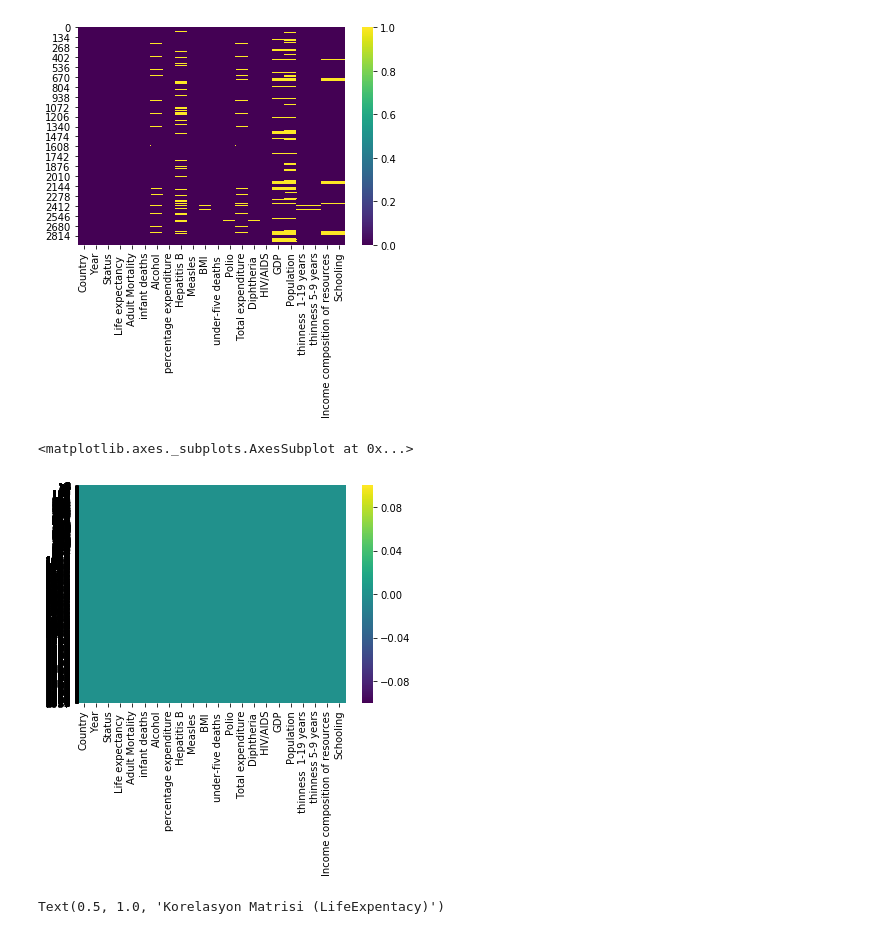
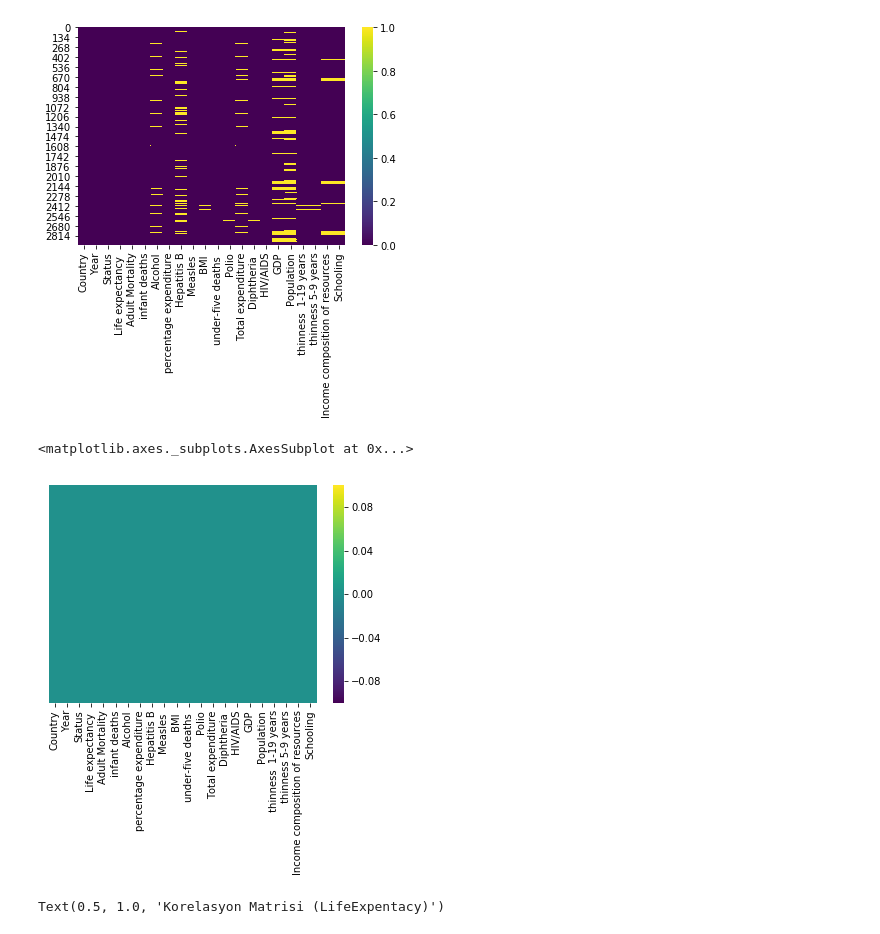
Before and after one commit to EceDolen/Proje-2-, a Jupyter notebook: proje 2 LifeExpectancyData.ipynb, the cells around one changed output. Drawn from its saved outputs; the diff is of its cells as text; code cells hidden in the pictures.

```diff
--- a/proje 2 LifeExpectancyData.ipynb
+++ b/proje 2 LifeExpectancyData.ipynb
@@ -136,10 +136,10 @@ LifeExpectancyData_filled = LifeExpectancyData.copy()
 for col in fill_list:
     LifeExpectancyData_filled[col] = LifeExpectancyData_filled.groupby('Year')[col].transform(lambda x: x.fillna(np.round(x.mean())))
 # %%
-sns.heatmap(LifeExpectancyData_filled.isnull(), yticklabels= True, cmap='viridis', cbar=True)
+sns.heatmap(LifeExpectancyData_filled.isnull(), yticklabels= False, cmap='viridis', cbar=True)
 # %% [output]
 <matplotlib.axes._subplots.AxesSubplot at 0x...>
-[figure, old version]
+[figure, new version]
 # %%
 corr_matrix = LifeExpectancyData_filled.corr()
 corr_matrix.
```
